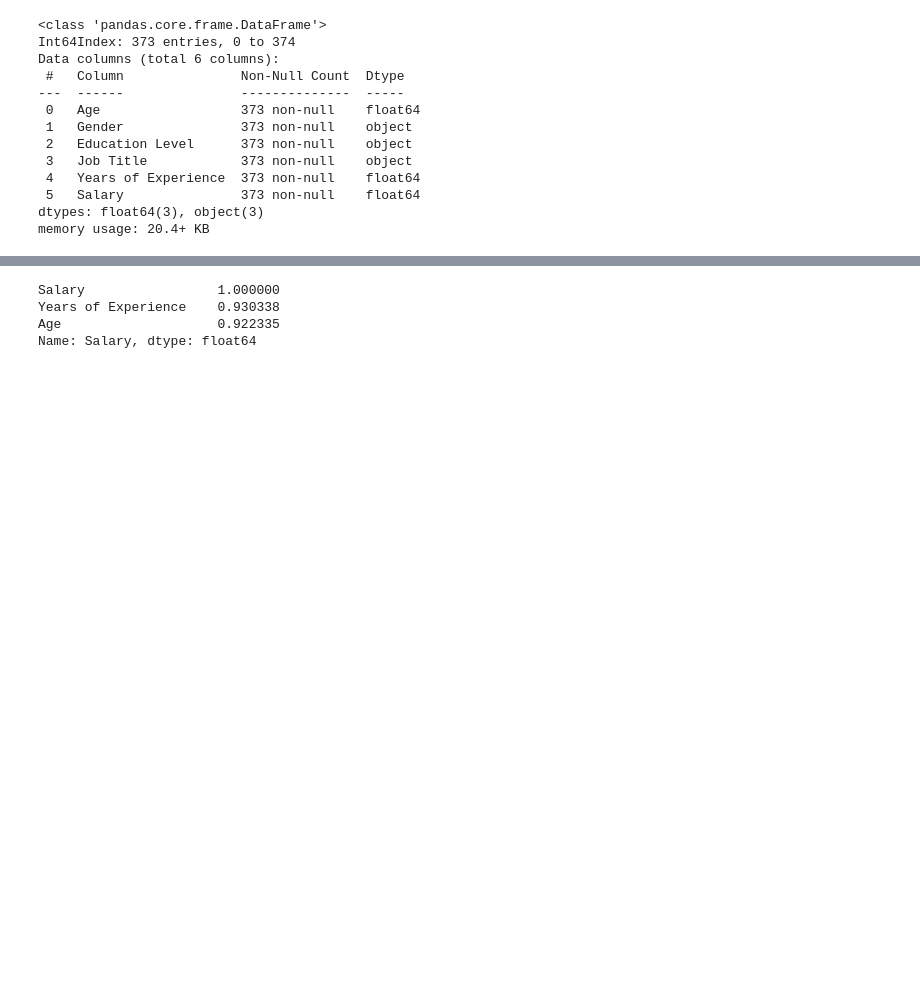
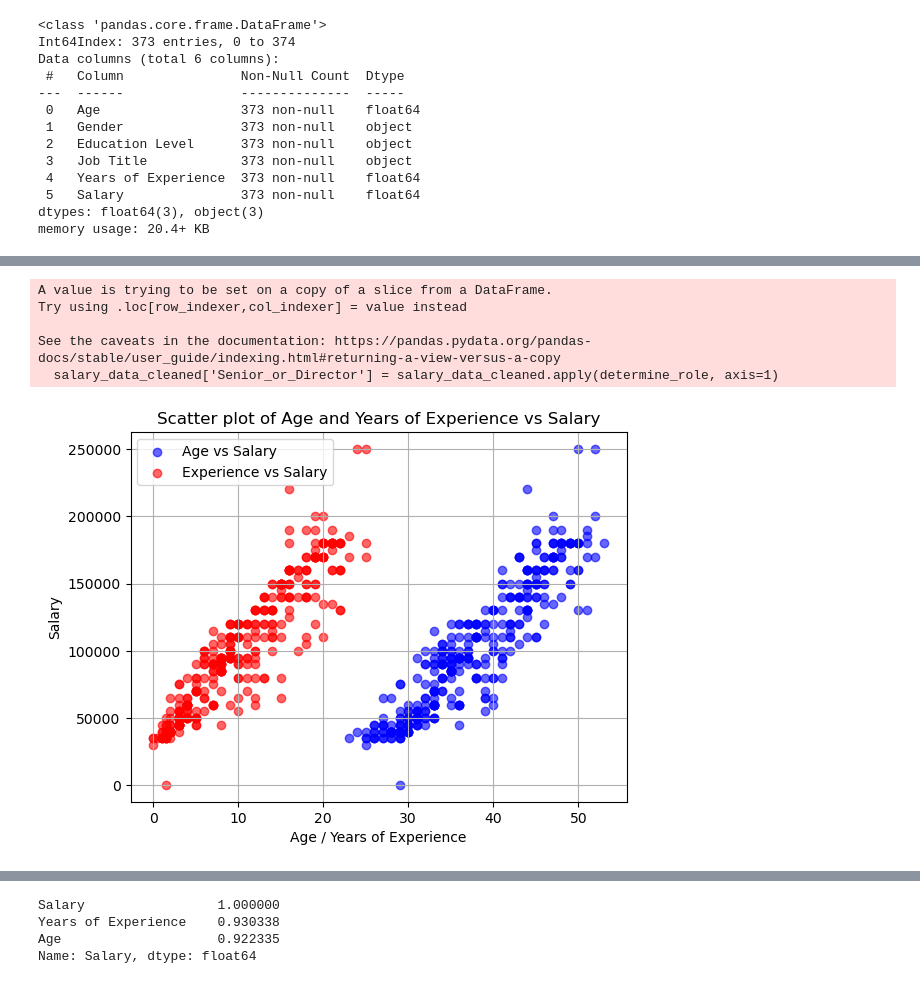
Before and after one commit to FarisKarim/SalaryPrediction, a Jupyter notebook: salaryprediction.ipynb, the cells around one changed output, grey strips where cells are left out. Cells and saved outputs as stored; diff of their text form; code cells hidden in the pictures; blank space fills up the shorter version.

```diff
--- a/salaryprediction.ipynb
+++ b/salaryprediction.ipynb
@@ -96,0 +140,32 @@ plt.show()
+# %%
+def determine_role(row):
+    if row['Years of Experience'] < 5:
+        return 0
+    elif 'CEO' in row['Job Title'] or 'Chief' in row['Job Title'] or 'Director' in row['Job Title'] or (row['Years of Experience'] > 20):
+        return 2
+    elif 'VP' in row['Job Title'] or 'Senior' in row['Job Title'] or 'Engineer' in row['Job Title'] or 'Manager' in row['Job Title']:
+        return 1
+    else:
+        return 0
+
+salary_data_cleaned['Senior_or_Director'] = salary_data_cleaned.apply(determine_role, axis=1)
+# %% [output]
+A value is trying to be set on a copy of a slice from a DataFrame.
+Try using .loc[row_indexer,col_indexer] = value instead
+
+See the caveats in the documentation: https://pandas.pydata.org/pandas-docs/stable/user_guide/indexing.html#returning-a-view-versus-a-copy
+  salary_data_cleaned['Senior_or_Director'] = salary_data_cleaned.apply(determine_role, axis=1)
+# %%
+
+plt.scatter(salary_data_cleaned['Age'], salary_data_cleaned['Salary'], color='blue', label='Age vs Salary', alpha=0.6)
+
+plt.scatter(salary_data_cleaned['Years of Experience'], salary_data_cleaned['Salary'], color='red', label='Experience vs Salary', alpha=0.6)
+
+plt.xlabel('Age / Years of Experience')
+plt.ylabel('Salary')
+plt.title('Scatter plot of Age and Years of Experience vs Salary')
+plt.legend()
+plt.grid(True)
+plt.show()
+# %% [output]
+[figure, added]
```
Also changed, not shown: parts of 24 cells of this notebook.
